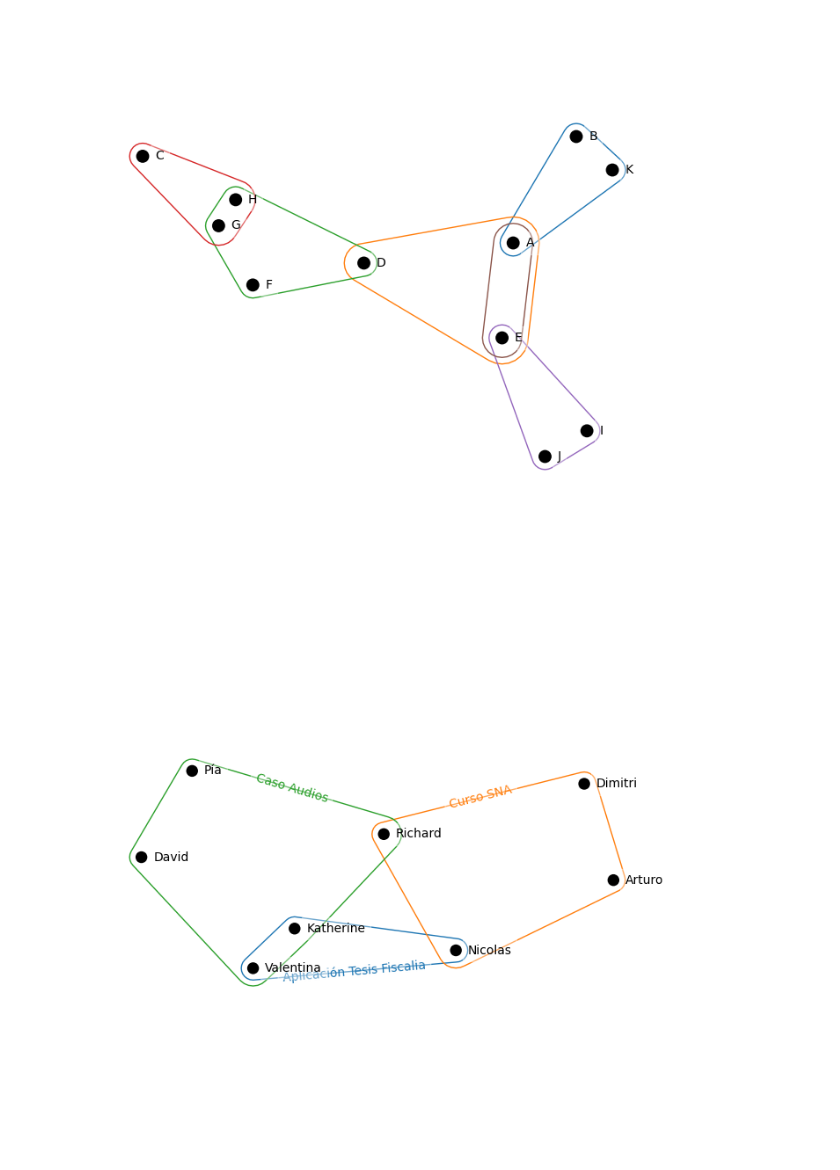
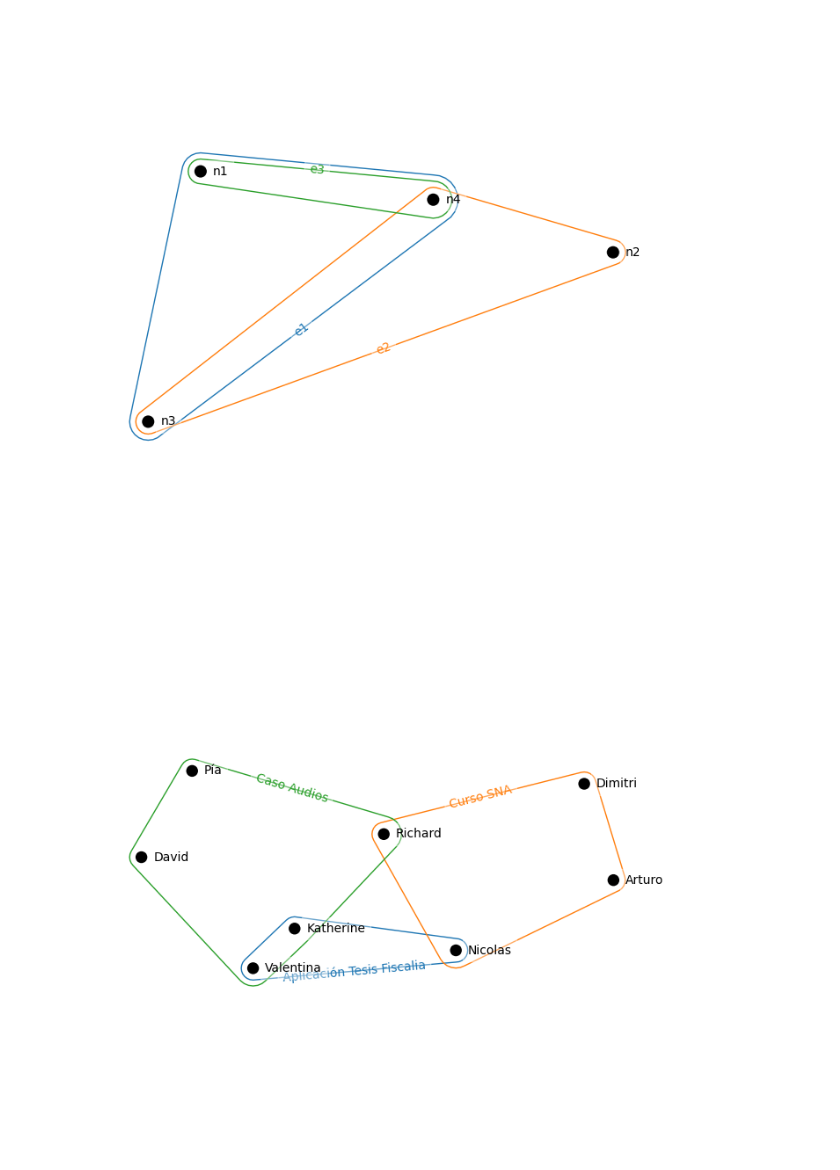
Before and after one commit to dmkla10/tesis, a Jupyter notebook: Hypergraph Visualizations.ipynb, the cells around one changed output. Saved outputs shown, nothing was run; the diff lists cells and outputs as text; code cells hidden in the pictures.

Commit message:
hypergraph visualization

```diff
--- a/Hypergraph Visualizations.ipynb
+++ b/Hypergraph Visualizations.ipynb
@@ -3,11 +3,11 @@ import hypernetx as hnx
 import pandas as pd
 import networkx as nx
 # %%
-data = { 0: ('A', 'B', "K"), 2: ('D', 'A', 'E'), 3: ('F', 'G', 'H', 'D'), 4:("C", "G", "H"), 5:("H","A"), 5:("E", "I", "J"), 6:("A","E") }
+data = { "e1": ("n1", "n3", "n4"), "e2": ("n2", "n3", "n4"), "e3": ("n1","n4")}
 H = hnx.Hypergraph(data)
-hnx.draw(H,with_edge_labels=False)#, layout_kwargs={"k":5, "iterations":1000})
+hnx.draw(H,with_edge_labels=True, layout_kwargs={"k":5, "iterations":100})
 # %% [output]
-[figure, old version]
+[figure, new version]
 # %%
 data = {"Aplicación Tesis Fiscalia" : ("Valentina", "Nicolas", "Katherine"),
         "Curso SNA": ("Richard", "Dimitri", "Arturo", "Nicolas"),
```
